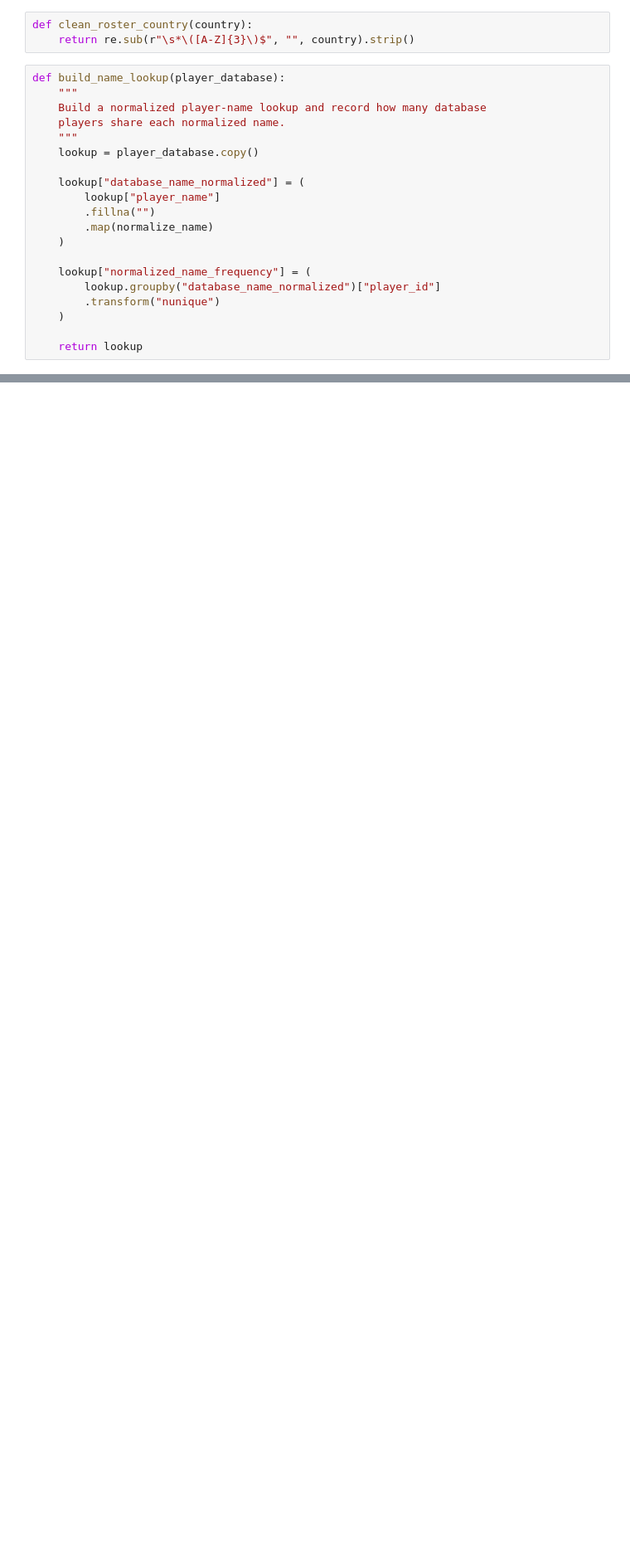
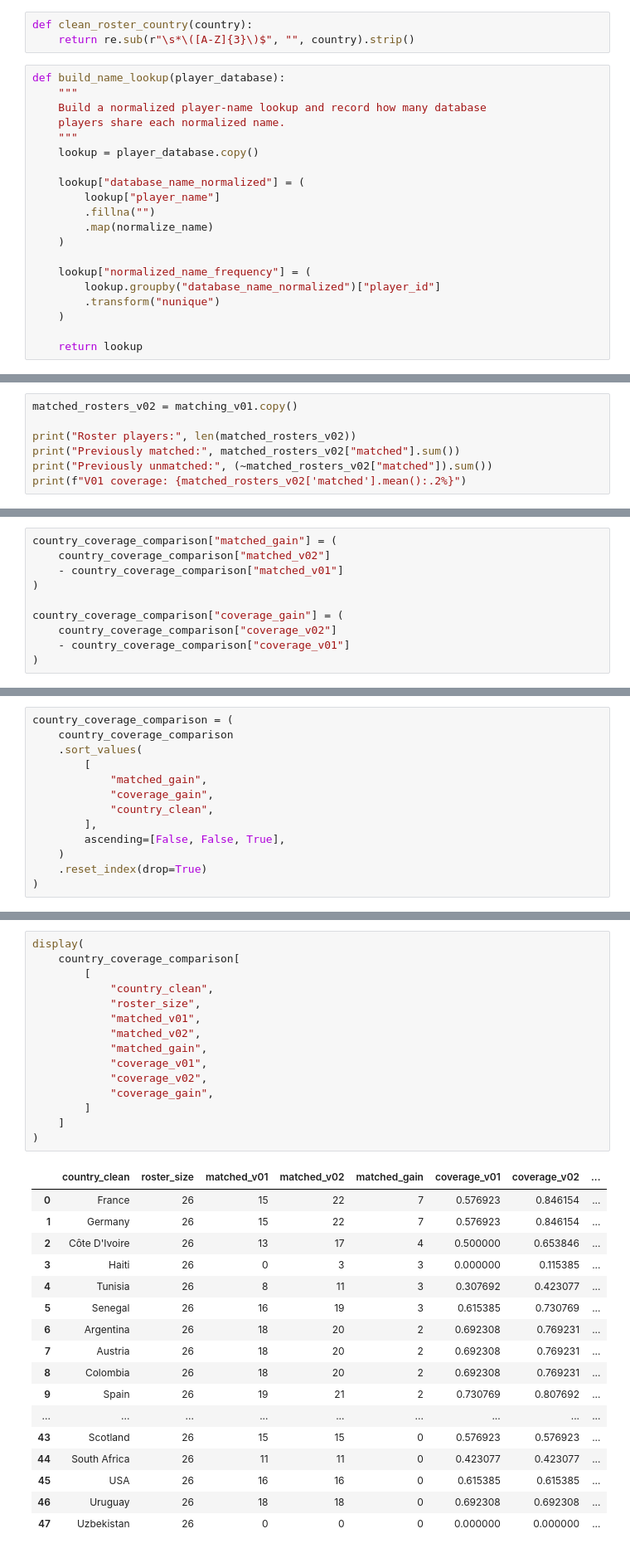
Before and after one commit to Rohtus/world-cup-predictor, a Jupyter notebook: notebooks/16_current_roster_matching_v02.ipynb, the cells around one changed output, grey strips where cells are left out. Shown at 83% size. Drawn from its saved outputs; the diff is of its cells as text; blank space fills up the shorter version.

```diff
--- a/notebooks/16_current_roster_matching_v02.ipynb
+++ b/notebooks/16_current_roster_matching_v02.ipynb
@@ -300,0 +829,7 @@ def build_name_lookup(player_database):
+# %%
+matched_rosters_v02 = matching_v01.copy()
+
+print("Roster players:", len(matched_rosters_v02))
+print("Previously matched:", matched_rosters_v02["matched"].sum())
+print("Previously unmatched:", (~matched_rosters_v02["matched"]).sum())
+print(f"V01 coverage: {matched_rosters_v02['matched'].mean():.2%}")
@@ -300,0 +1663,10 @@ def build_name_lookup(player_database):
+# %%
+country_coverage_comparison["matched_gain"] = (
+    country_coverage_comparison["matched_v02"]
+    - country_coverage_comparison["matched_v01"]
+)
+
+country_coverage_comparison["coverage_gain"] = (
+    country_coverage_comparison["coverage_v02"]
+    - country_coverage_comparison["coverage_v01"]
+)
@@ -300,0 +1675,13 @@ def build_name_lookup(player_database):
+# %%
+country_coverage_comparison = (
+    country_coverage_comparison
+    .sort_values(
+        [
+            "matched_gain",
+            "coverage_gain",
+            "country_clean",
+        ],
+        ascending=[False, False, True],
+    )
+    .reset_index(drop=True)
+)
@@ -300,0 +1690,33 @@ def build_name_lookup(player_database):
+# %%
+display(
+    country_coverage_comparison[
+        [
+            "country_clean",
+            "roster_size",
+            "matched_v01",
+            "matched_v02",
+            "matched_gain",
+            "coverage_v01",
+            "coverage_v02",
+            "coverage_gain",
+        ]
+    ]
+)
+# %% [output]
+|  | country_clean | roster_size | matched_v01 | matched_v02 | matched_gain | coverage_v01 | coverage_v02 | ... |
+| 0 | France | 26 | 15 | 22 | 7 | 0.576923 | 0.846154 | ... |
+| 1 | Germany | 26 | 15 | 22 | 7 | 0.576923 | 0.846154 | ... |
+| 2 | Côte D'Ivoire | 26 | 13 | 17 | 4 | 0.500000 | 0.653846 | ... |
+| 3 | Haiti | 26 | 0 | 3 | 3 | 0.000000 | 0.115385 | ... |
+| 4 | Tunisia | 26 | 8 | 11 | 3 | 0.307692 | 0.423077 | ... |
+| 5 | Senegal | 26 | 16 | 19 | 3 | 0.615385 | 0.730769 | ... |
+| 6 | Argentina | 26 | 18 | 20 | 2 | 0.692308 | 0.769231 | ... |
+| 7 | Austria | 26 | 18 | 20 | 2 | 0.692308 | 0.769231 | ... |
+| 8 | Colombia | 26 | 18 | 20 | 2 | 0.692308 | 0.769231 | ... |
+| 9 | Spain | 26 | 19 | 21 | 2 | 0.730769 | 0.807692 | ... |
+| ... | ... | ... | ... | ... | ... | ... | ... | ... |
+| 43 | Scotland | 26 | 15 | 15 | 0 | 0.576923 | 0.576923 | ... |
+| 44 | South Africa | 26 | 11 | 11 | 0 | 0.423077 | 0.423077 | ... |
+| 45 | USA | 26 | 16 | 16 | 0 | 0.615385 | 0.615385 | ... |
+| 46 | Uruguay | 26 | 18 | 18 | 0 | 0.692308 | 0.692308 | ... |
+| 47 | Uzbekistan | 26 | 0 | 0 | 0 | 0.000000 | 0.000000 | ... |
```
Also changed, not shown: parts of 166 cells of this notebook, 7 other files.
